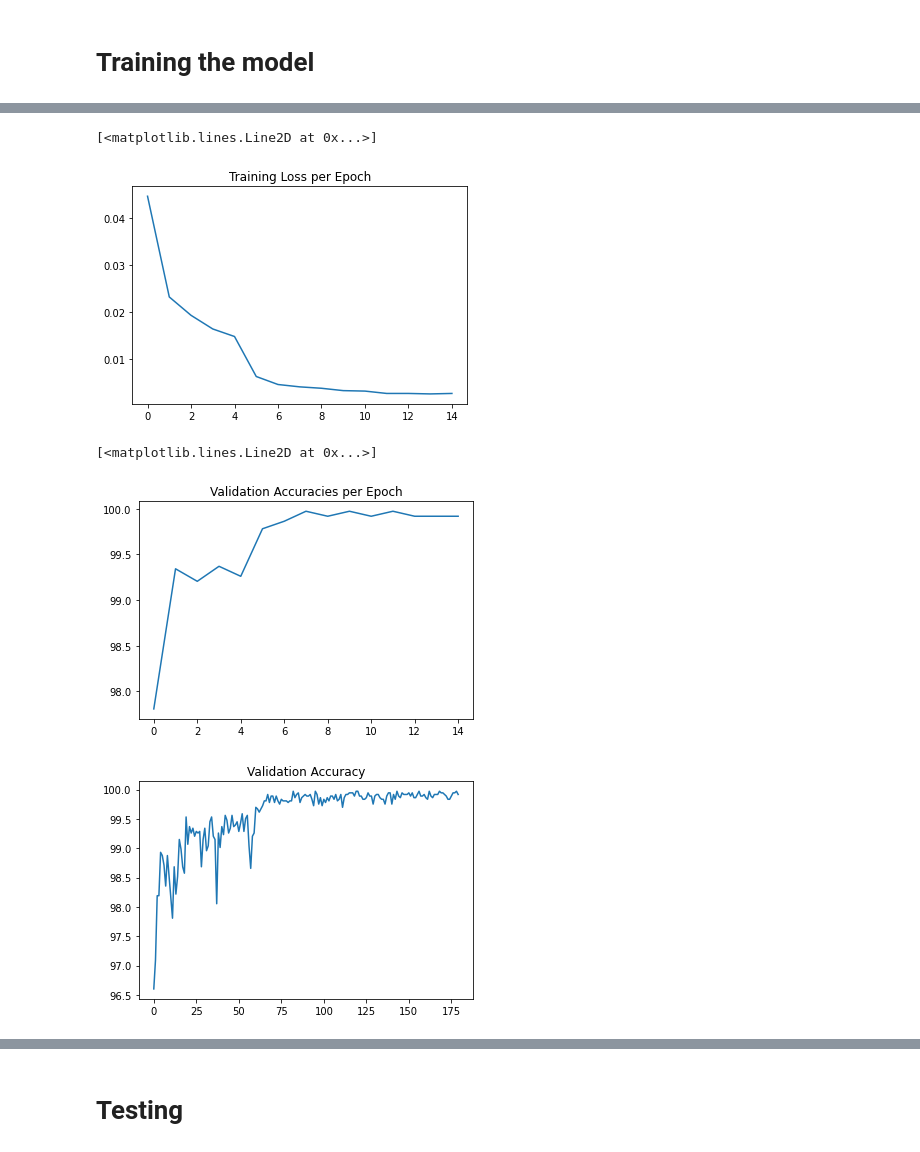
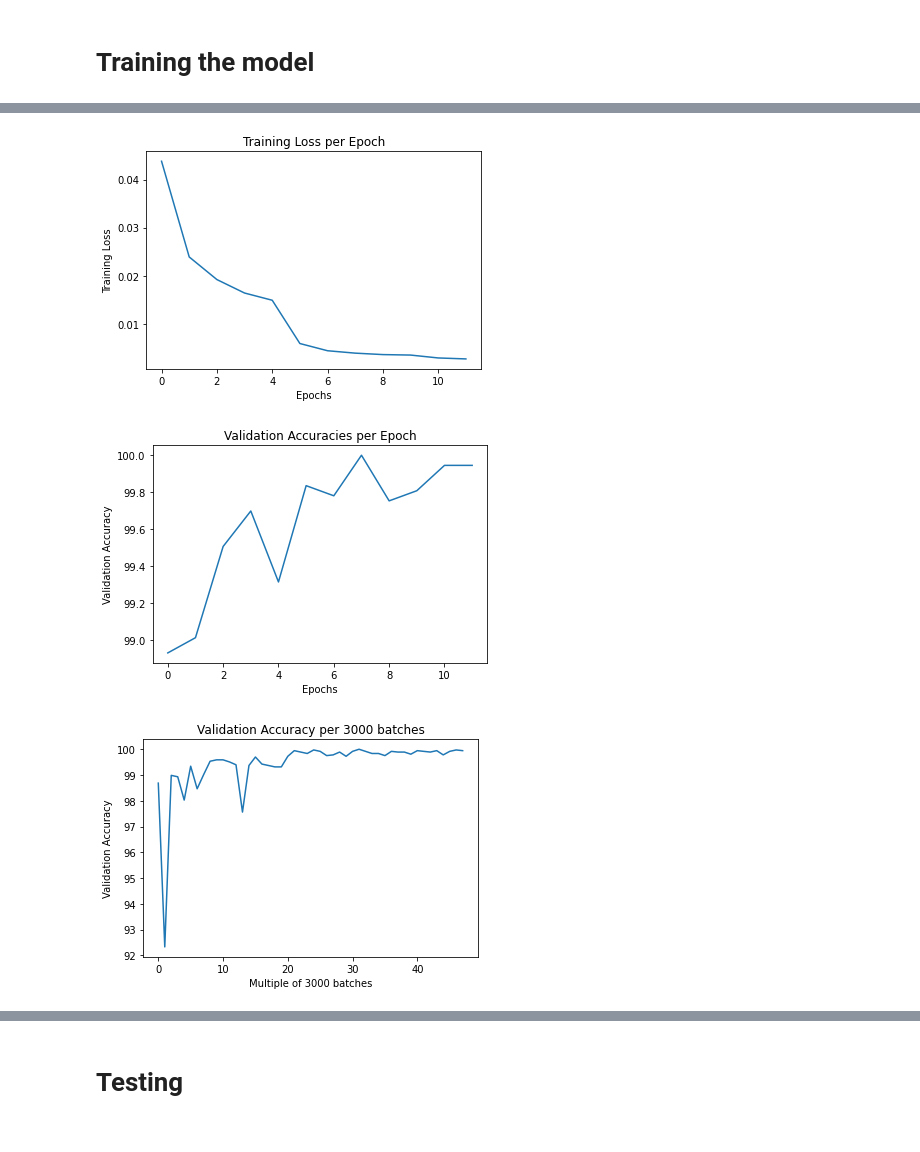
Before and after one commit to MinhNguyen99AI/DeepLearning523---Synthetic-Image-Detector-Assestment, a Jupyter notebook: Wang_2020.ipynb, the cells around one changed output, grey strips where cells are left out. Saved outputs shown, nothing was run; the diff lists cells and outputs as text; code cells hidden in the pictures.

```diff
--- a/Wang_2020.ipynb
+++ b/Wang_2020.ipynb
@@ -155,7 +158,7 @@ imshow(out, title=[class_names[x] for x in classes[0:16]])
 # %% [markdown]
 # Training, Validation, Testing Loop
 # %%
-def validation_test_loop(device, model, dataloader):
+def validation_loop(device, model, dataloader):
 
     model=model.eval()
 
@@ -219,9 +222,9 @@ def train_loop(device, model, dataloader, val_loader, optimizer, criterion):
         i+=1
 
 
-        if(i%1000==0):
+        if(i%3000==0):
 
-            val_acc = validation_test_loop(device, model, val_loader)
+            val_acc = validation_loop(device, model, val_loader)
             train_acc = round(100*accuracy/i,4)
             train_loss = round(losses/i,4)
 
@@ -231,7 +234,6 @@ def train_loop(device, model, dataloader, val_loader, optimizer, criterion):
 
             model = model.train()
 
-            #print("Batch=",i,"/",no_of_batches)
             print("[",i,"/",no_of_batches,"]---Train Accuracy=",train_acc,"Validation Accuracy=",val_acc,"Train Loss=",train_loss)
             print("Time taken=",round((time.time()-start)/60.0,4),"min")
             print("")
@@ -239,7 +241,7 @@ def train_loop(device, model, dataloader, val_loader, optimizer, criterion):
 
     train_acc=round(100*accuracy/no_of_batches,4)
     train_loss=round(losses/no_of_batches,4)
-    val_acc = validation_test_loop(device, model, val_loader)
+    val_acc = validation_loop(device, model, val_loader)
 
     print("Final train accuracy=",train_acc,"%")
     print("Final train loss=",train_loss)
@@ -285,7 +287,7 @@ wang_2020_model = wang_2020_model.to(device)
 # Training the model
 # %%
 total_start = time.time()
-epochs = 15
+epochs = 12
 
 train_loss_list_epochs = []
 val_acc_list_epochs = []
@@ -294,11 +296,8 @@ val_acc_list = []
 train_loss_list = []
 train_acc_list = []
 
-last_val_acc = 0
-flag=False
-
 for i in range(epochs):
-    print("================================================Epoch ",i+1," ==================================================")
+    print("================================================Epoch ",i+1,"==================================================")
 
     a,b,c,train_loss,val_acc = train_loop(device, wang_2020_model, train_loader, valid_loader, optimizer, criterion)
 
@@ -310,24 +309,15 @@ for i in range(epochs):
     train_acc_list+=a
 
     if((i+1)%5==0):
-          if((val_acc-last_val_acc)<=0.001*last_val_acc):
 
-                print("Learning Rate changed ",learning_rate,"----->",learning_rate/10.0)
+        print("\nLearning Rate changed ",learning_rate,"----->",learning_rate/10.0)
 
-                learning_rate = learning_rate/10.0
-                if learning_rate==1e-6:
-                    flag=True
-                for g in optimizer.param_groups:
-                    g['lr'] = learning_rate
-
-    last_val_acc = val_acc
-    torch.save(wang_2020_model, "./Wang_2020_Files/model_epoch_" + str(i) + ".pt")
+        learning_rate = learning_rate/10.0
+        for g in optimizer.param_groups:
+            g['lr'] = learning_rate
 
     print("\n")
 
-    if flag:
-        break
-
 print("================================================End==================================================")
 print("Total training time after",epochs,"epochs=",round(((time.time()-total_start)/3600.0),4),"hours")
 # %% [output]
@@ -353,19 +343,25 @@ torch.save(wang_2020_model, "./Wang_2020_Files/model_trained.pt")
 # %%
 plt.title("Training Loss per Epoch")
+plt.xlabel('Epochs')
+plt.ylabel('Training Loss')
 plt.plot(train_loss_list_epochs)
+plt.show()
 # %% [output]
-[<matplotlib.lines.Line2D at 0x...>]
-[figure, old version]
+[figure, new version]
 # %%
 plt.title("Validation Accuracies per Epoch")
+plt.xlabel('Epochs')
+plt.ylabel('Validation Accuracy')
 plt.plot(val_acc_list_epochs)
+plt.show()
 # %% [output]
-[<matplotlib.lines.Line2D at 0x...>]
-[figure, old version]
+[figure, new version]
 # %%
-plt.title("Validation Accuracy")
+plt.title("Validation Accuracy per 3000 batches")
+plt.xlabel('Multiple of 3000 batches')
+plt.ylabel('Validation Accuracy')
 plt.plot(val_acc_list)
 plt.show()
 # %% [output]
-[figure, old version]
+[figure, new version]
 # %%
```
Also changed, not shown: parts of 13 cells of this notebook.
